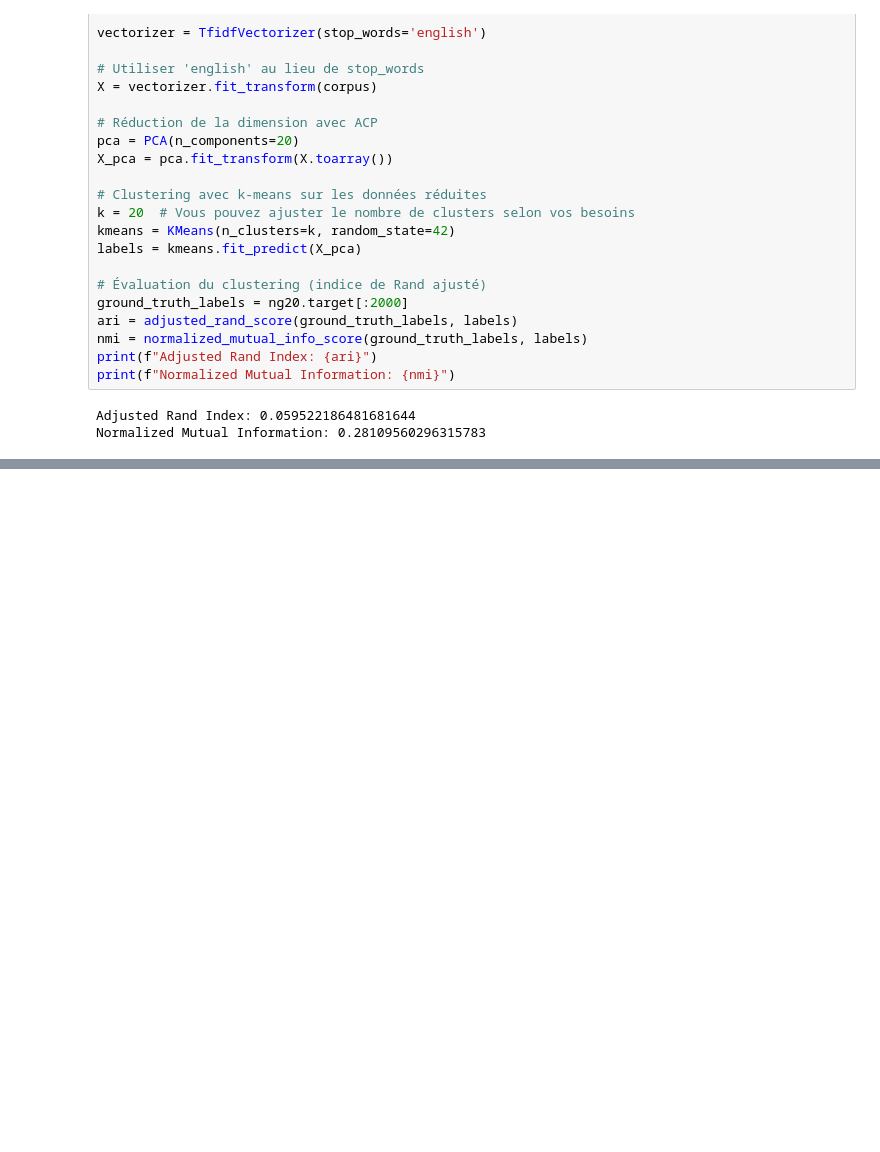
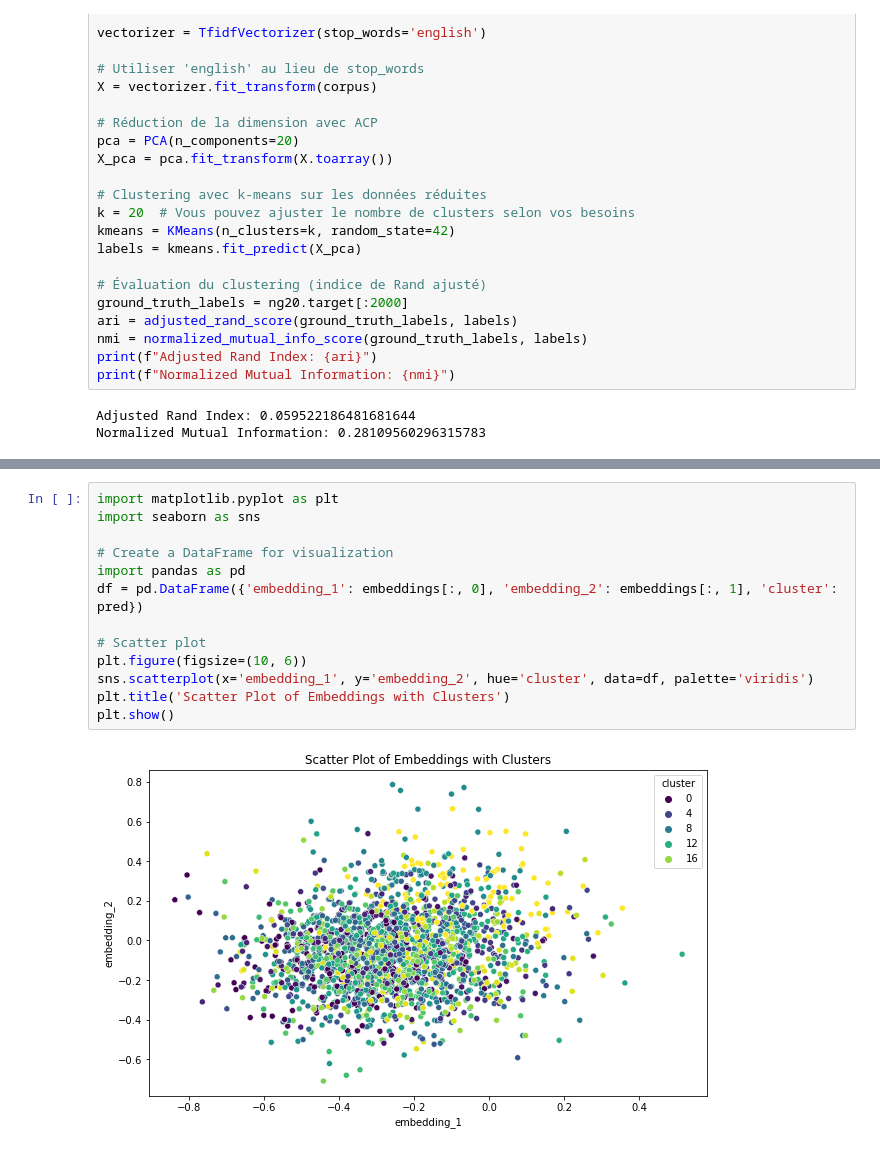
Before and after one commit to CtrlAltFit/Projet-Final, a Jupyter notebook: ACP-Methode.ipynb, the cells around one changed output, grey strips where cells are left out. Drawn from its saved outputs; the diff is of its cells as text; blank space fills up the shorter version.

```diff
--- a/ACP-Methode.ipynb
+++ b/ACP-Methode.ipynb
@@ -39,0 +129,15 @@ Normalized Mutual Information: 0.28109560296315783
+# %%
+import matplotlib.pyplot as plt
+import seaborn as sns
+
+# Create a DataFrame for visualization
+import pandas as pd
+df = pd.DataFrame({'embedding_1': embeddings[:, 0], 'embedding_2': embeddings[:, 1], 'cluster': pred})
+
+# Scatter plot
+plt.figure(figsize=(10, 6))
+sns.scatterplot(x='embedding_1', y='embedding_2', hue='cluster', data=df, palette='viridis')
+plt.title('Scatter Plot of Embeddings with Clusters')
+plt.show()
+# %% [output]
+[figure, added]
```
Also changed, not shown: parts of 6 cells of this notebook, 1 other file.
